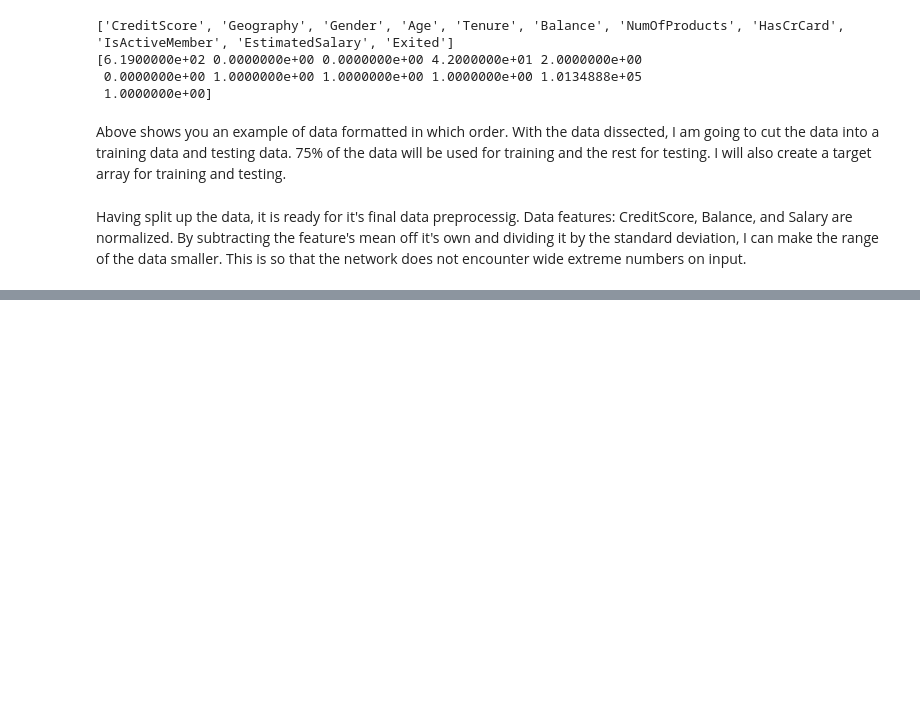
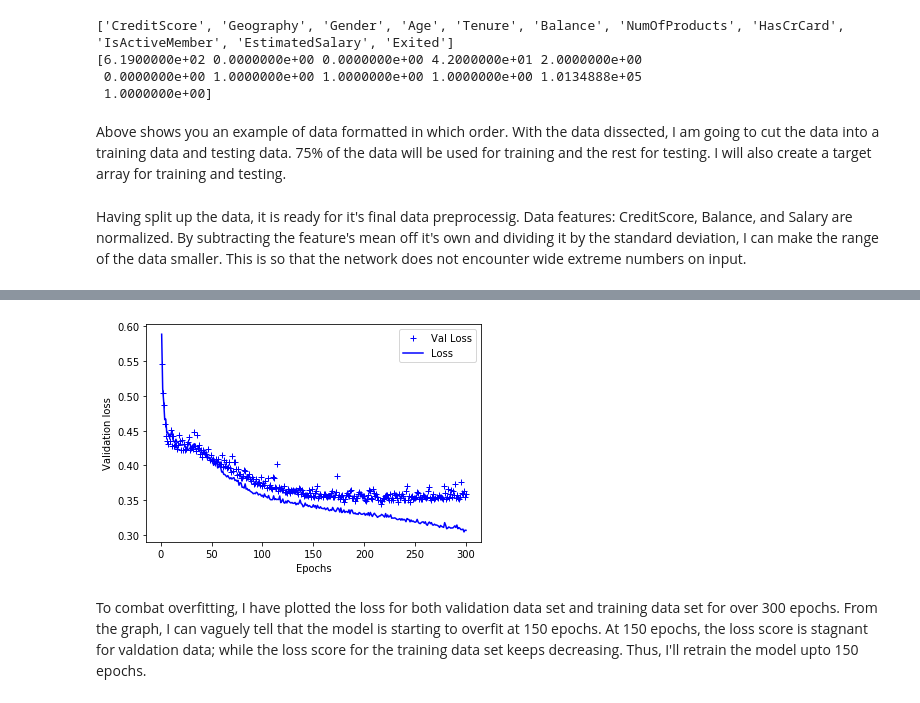
Before and after one commit to thedaysob/DeepLearning, a Jupyter notebook: Bank Customer Exit Prediction.ipynb, the cells around one changed output, grey strips where cells are left out. Cells and saved outputs as stored; diff of their text form; code cells hidden in the pictures; blank space fills up the shorter version.

```diff
--- a/Bank Customer Exit Prediction.ipynb
+++ b/Bank Customer Exit Prediction.ipynb
@@ -66,7 +73,7 @@ import math
 np.random.shuffle(data)
 
 # 75% of the data will be training data
-numTrain = math.floor(len(data) * .75)
+numTrain = math.floor(len(data) * .8)
 
 trainData = data[:numTrain]
 testData = data[numTrain:]
@@ -108,6 +115,18 @@ trainData[:, 5] /= balanceStd
 trainData[:, 9] -= salaryMean
 trainData[:, 9] /= salaryStd
 
-print(trainData[:5, 0])
-print(trainData[:5, 5])
-print(trainData[:5, 9])
+testData[:, 0] -= creditMean
+testData[:, 0] /= creditStd
+testData[:, 5] -= balanceMean
+testData[:, 5] /= balanceStd
+testData[:, 9] -= salaryMean
+testData[:, 9] /= salaryStd
+
+numVal = math.floor(len(trainData) * .10)
+valData = trainData[:numVal]
+valTarget = trainTarget[:numVal]
+trainData = trainData[numVal:]
+trainTarget = trainTarget[numVal:]
+
+print(trainData[0])
+print(testData[0])
@@ -133,10 +157,10 @@ model.add(layers.Dense(64, activation='relu', input_shape=(10,)))
 model.add(layers.Dense(64, activation='relu'))
 model.add(layers.Dense(1, activation='sigmoid'))
 
-model.compile(optimizer='rmsprop',
+model.compile(optimizer='adam',
               loss='binary_crossentropy',
               metrics=['accuracy'])
 
-epochs = 20
-model_hist = model.fit(trainData, trainTarget, epochs=20, batch_size=128, validation_data=(testData, testTarget))
+epochs = 200
+model_hist = model.fit(trainData, trainTarget, epochs=300, batch_size=128, validation_data=(valData, valTarget))
 # %% [output]
@@ -176,19 +184,21 @@ Epoch 20/20
 # %%
 import matplotlib.pyplot as plt
 
 model_acc = model_hist.history['acc']
 model_loss = model_hist.history['loss']
 model_val_acc = model_hist.history['val_acc']
 model_val_loss = model_hist.history['val_loss']
 
 epochs = range(1, len(model_acc) + 1)
 # b+ is for "blue cross"
 plt.plot(epochs, model_val_loss, 'b+', label='Val Loss')
 plt.plot(epochs, model_loss, 'b', label='Loss')
 plt.xlabel('Epochs')
 plt.ylabel('Validation loss')
 plt.legend()
 
 plt.show()
-
-trainTarget.count(1)/len(trainTarget)
+# %% [output]
+[figure, added]
+# %% [markdown]
+To combat overfitting, I have plotted the loss for both validation data set and training data set for over 300 epochs. From the graph, I can vaguely tell that the model is starting to overfit at 150 epochs. At 150 epochs, the loss score is stagnant for valdation data; while the loss score for the training data set keeps decreasing. Thus, I'll retrain the model upto 150 epochs.
```
Also changed, not shown: parts of 9 cells of this notebook.
